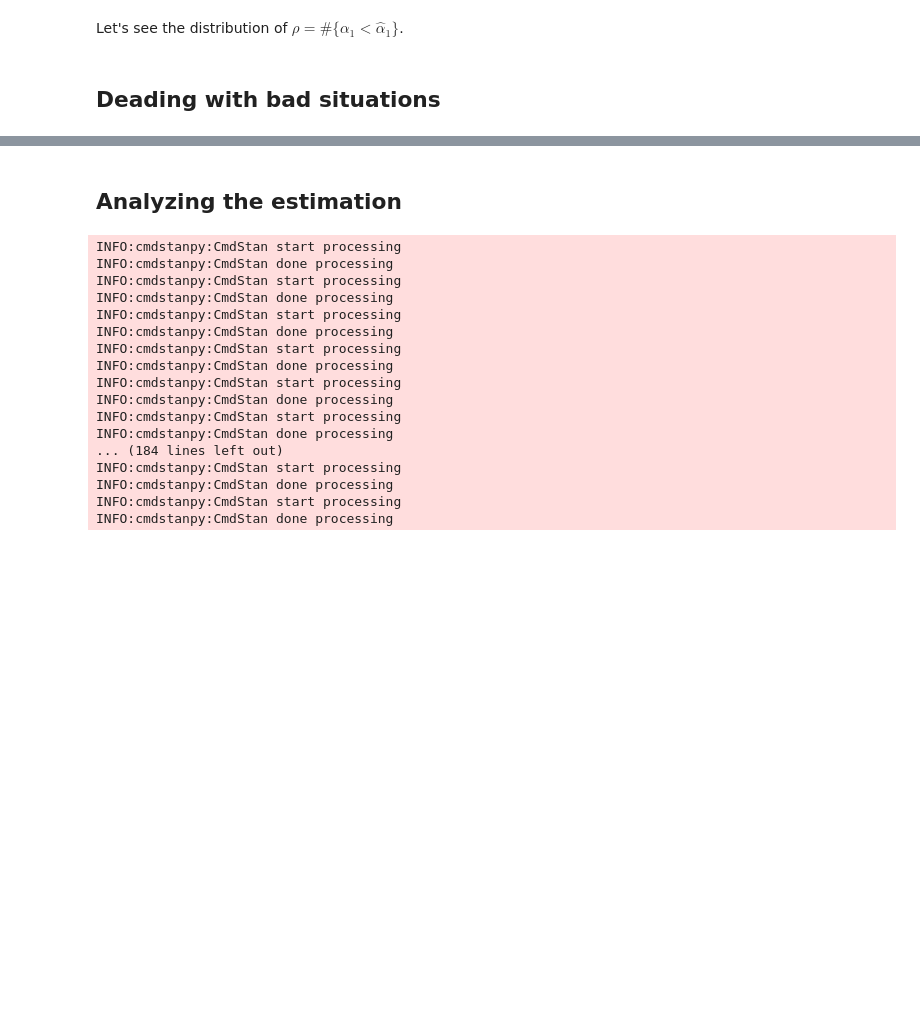
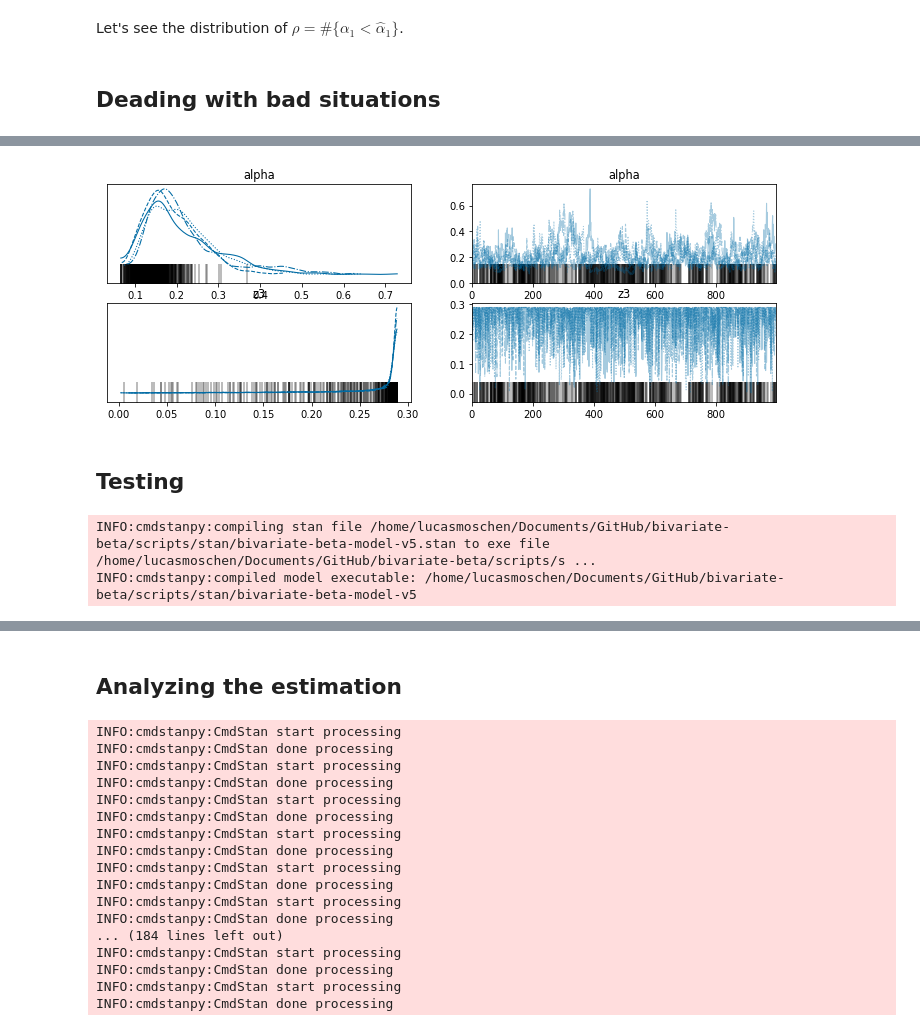
Before and after one commit to lucasmoschen/bivariate-beta, a Jupyter notebook: notebooks/bayesian_estimation_biv_beta.ipynb, the cells around one changed output, grey strips where cells are left out. Drawn from its saved outputs; the diff is of its cells as text; code cells hidden in the pictures; blank space fills up the shorter version.

Commit message:
testing reparametriaztion

```diff
--- a/notebooks/bayesian_estimation_biv_beta.ipynb
+++ b/notebooks/bayesian_estimation_biv_beta.ipynb
@@ -383,0 +412,13 @@ plt.show()
+# %%
+az.plot_trace(inf_data, var_names=('alpha', 'z3'), coords={'z3_dim_0':[0], 'alpha_dim_0':[1]})
+plt.show()
+# %% [output]
+[figure, added]
+# %% [markdown]
+## Testing
+# %%
+stanfile = os.path.join('..', 'scripts', 'stan', 'bivariate-beta-model-v5.stan')
+model5 = CmdStanModel(stan_file=stanfile, cpp_options={'STAN_THREADS':'true'})
+# %% [output]
+INFO:cmdstanpy:compiling stan file /home/lucasmoschen/Documents/GitHub/bivariate-beta/scripts/stan/bivariate-beta-model-v5.stan to exe file /home/lucasmoschen/Documents/GitHub/bivariate-beta/scripts/s ...
+INFO:cmdstanpy:compiled model executable: /home/lucasmoschen/Documents/GitHub/bivariate-beta/scripts/stan/bivariate-beta-model-v5
```
Also changed, not shown: parts of 11 cells of this notebook, 6 other files.
